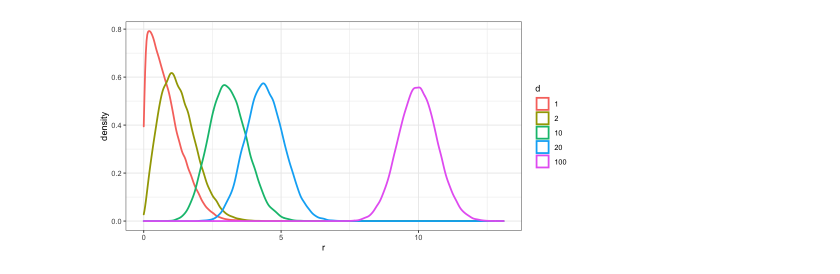
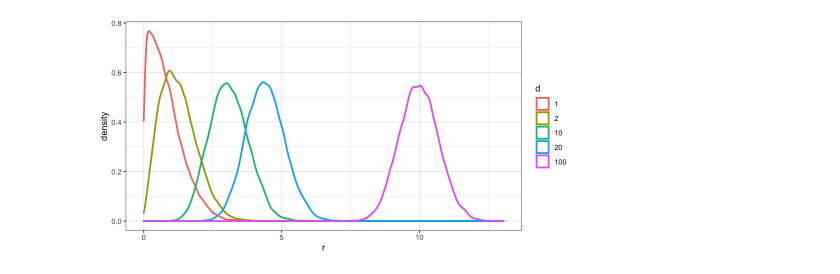
Before and after one commit to kota7/ilearn-gan, a Jupyter notebook: linear-vs-slerp-interpolation.ipynb, the cells around one changed output. Drawn from its saved outputs; the diff is of its cells as text; code cells hidden in the pictures.

```diff
--- a/linear-vs-slerp-interpolation.ipynb
+++ b/linear-vs-slerp-interpolation.ipynb
@@ -3,20 +16,20 @@ library(ggplot2)
 # %%
-sample_distance_from_origin <- function(d, n=50000) {
+sample_distance_from_origin <- function(d, n=20000) {
     x <- matrix(rnorm(n*d), nrow=n)
     r <- sqrt(rowSums(x^2))
     r
 }
 
 x <- NULL
 for (d in c(1,2,10,20,100)) {
     r <- sample_distance_from_origin(d)
     tmp <- data.frame(d=d, r=r)
     x <- rbind(x, tmp)
 }
 x$d <- factor(x$d)
 
 options(repr.plot.width=8, repr.plot.height=4)
 ggplot(x, aes(r, color=d)) + geom_density(size=1) + theme_bw()
 # %% [output]
-[figure, old version]
+[figure, new version]
 # %%
```
Also changed, not shown: parts of 5 cells of this notebook.
